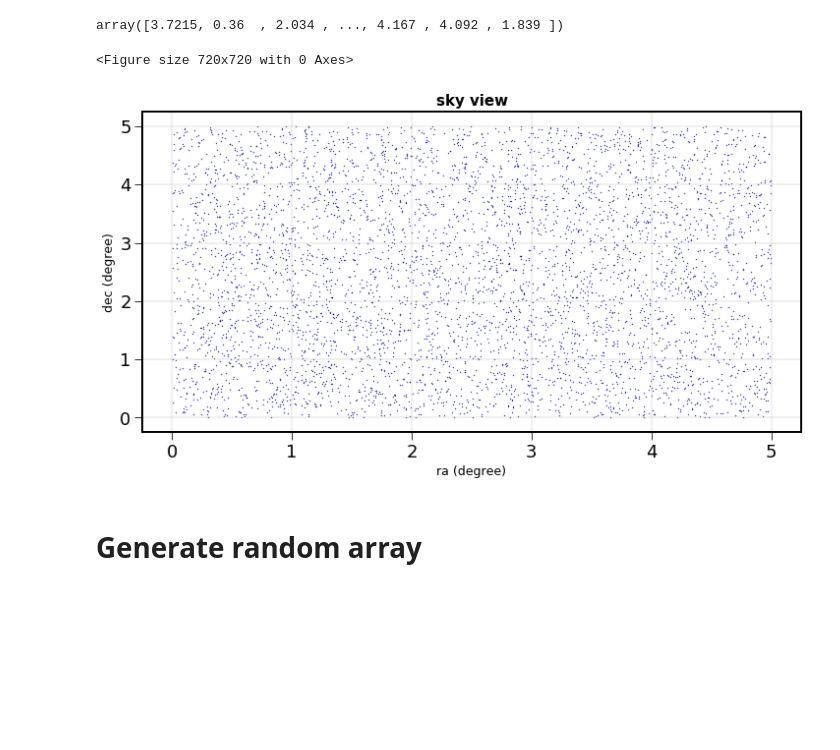
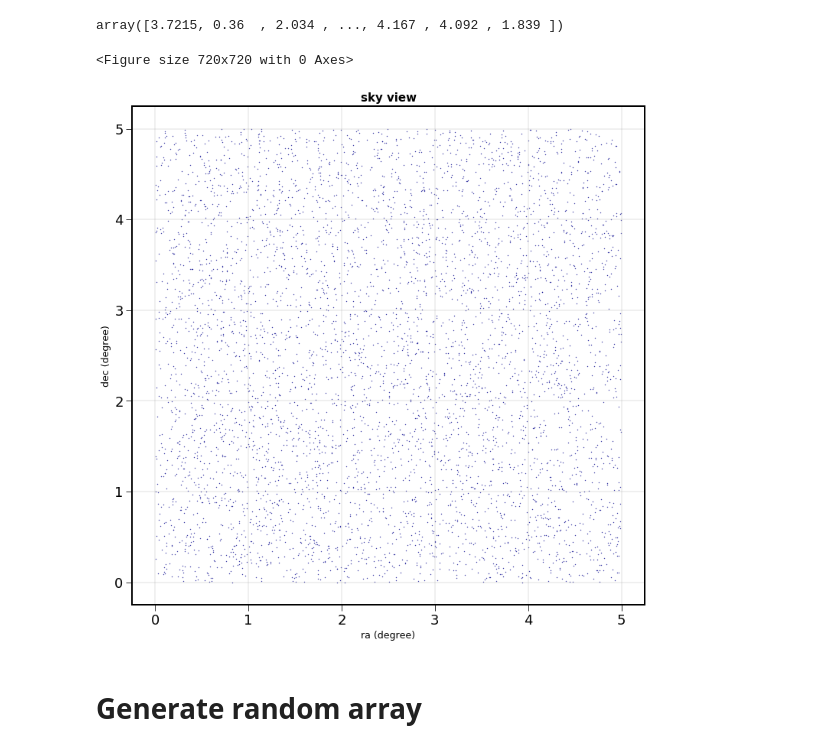
Before and after one commit to sylvielsstfr/MyPracticalAstronomyStat, a Jupyter notebook: Chapter09/Exercice09_02.ipynb, the cells around one changed output. Cells and saved outputs as stored; diff of their text form; code cells hidden in the pictures; blank space fills up the shorter version.

```diff
--- a/Chapter09/Exercice09_02.ipynb
+++ b/Chapter09/Exercice09_02.ipynb
@@ -136,5 +136,5 @@ df_data=pd.DataFrame()
 df_data["ra"]=myra.degree  # convert right ascenssion into degrees
 df_data["dec"]=df2.values  # keep declination into degrees
 # %%
-df3=df_data.iloc[0:5000]
+df_data=df_data.iloc[0:5000]
 # %%
@@ -143,12 +143,12 @@ array_shape=df3.shape
 # %%
 plt.figure(figsize=(10,10))
-ax=df3.plot.scatter("ra","dec",marker='.',s=0.5,c='DarkBlue',title="sky view")
+ax=df_data.plot.scatter("ra","dec",marker='.',s=0.5,c='DarkBlue',title="sky view",figsize=(12,12))
 ax.set_xlabel("ra (degree)")
 ax.set_ylabel("dec (degree)")
 ax.grid()
 # %% [output]
 <Figure size 720x720 with 0 Axes>
-[figure, old version]
+[figure, new version]
 # %% [markdown]
 # Generate random array
 # %%
```
Also changed, not shown: parts of 17 cells of this notebook.
